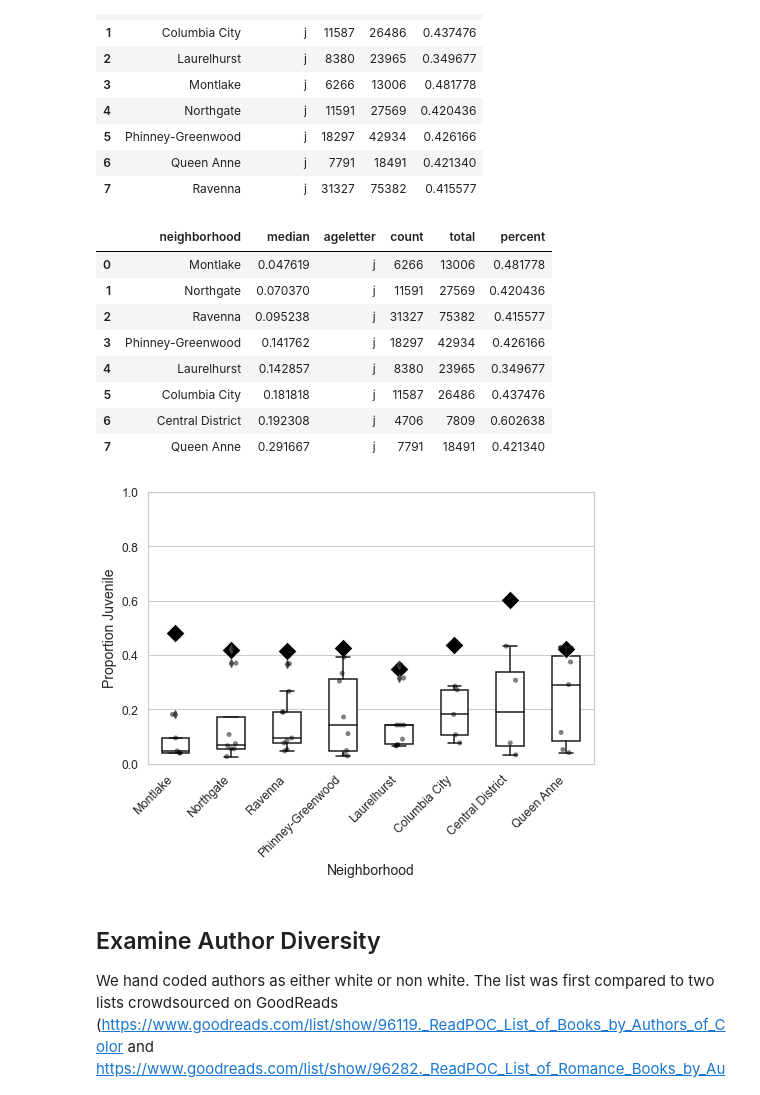
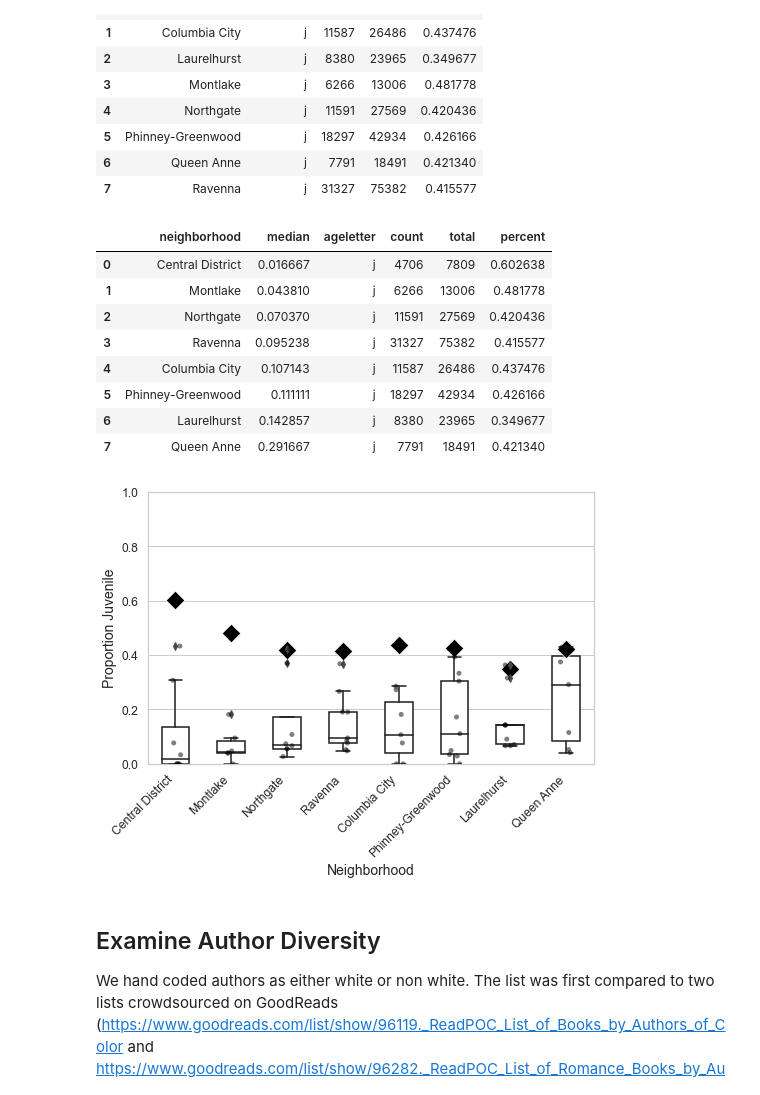
Before and after one commit to amckennafoster/seattle-littlefreelibrary, a Jupyter notebook: code/LFL-Analysis.ipynb, the cells around one changed output. Cells and saved outputs as stored; diff of their text form; code cells hidden in the pictures.

```diff
--- a/code/LFL-Analysis.ipynb
+++ b/code/LFL-Analysis.ipynb
@@ -305,14 +305,14 @@ Text(0, 0.5, 'number of books')
 #Groups count by Neighborhood, collection, and type (fiction or non fiction), calculate percent
 bksjuvenile = bks.groupby(['neighborhood','collection', 'age'])['count'].sum().reset_index()
 bksjuvenile['total'] = bksjuvenile.groupby('collection')['count'].transform('sum')
-bksjuvenile['percent'] = bksjuvenile['count']/bksjuvenile['total']
+bksjuvenile['juvpercent'] = bksjuvenile['count']/bksjuvenile['total']
 
-#bksjuvenile['age']=='Children'
-#Select fiction
-juv = bksjuvenile.loc[bksjuvenile['age']!='Adult'].copy() #adding the .copy() gets rid of the settingwithcopywarning
+#Some LFLs have only adult books. These need a zero percent value
+bksjuvenile.loc[bksjuvenile.juvpercent == 1, 'juvpercent'] = 0
+juv = bksjuvenile.drop(bksjuvenile[(bksjuvenile['age'] == 'Adult') & (bksjuvenile['juvpercent'] > 0)].index)
 
-#Sort and reindex so that the chart goes low to hight
-juv['median'] = juv.groupby('neighborhood')['percent'].transform('median')
+#Sort and reindex so that the chart goes low to high
+juv['median'] = juv.groupby('neighborhood')['juvpercent'].transform('median')
 juv = juv.sort_values(by=['median'], ascending=True).reset_index()
 # %%
 #Open SPL fiction dataframe from the Get-SPL-Book-Data-by-hood jupyter file
@@ -343,13 +339,13 @@ juvSPLsorted.sort_values(by=['median'], ascending=True)
 juvSPLsorted.head(8)
 # %% [output]
 |  | neighborhood | median | ageletter | count | total | percent |
-| 0 | Montlake | 0.047619 | j | 6266 | 13006 | 0.481778 |
-| 1 | Northgate | 0.070370 | j | 11591 | 27569 | 0.420436 |
-| 2 | Ravenna | 0.095238 | j | 31327 | 75382 | 0.415577 |
-| 3 | Phinney-Greenwood | 0.141762 | j | 18297 | 42934 | 0.426166 |
-| 4 | Laurelhurst | 0.142857 | j | 8380 | 23965 | 0.349677 |
-| 5 | Columbia City | 0.181818 | j | 11587 | 26486 | 0.437476 |
-| 6 | Central District | 0.192308 | j | 4706 | 7809 | 0.602638 |
+| 0 | Central District | 0.016667 | j | 4706 | 7809 | 0.602638 |
+| 1 | Montlake | 0.043810 | j | 6266 | 13006 | 0.481778 |
+| 2 | Northgate | 0.070370 | j | 11591 | 27569 | 0.420436 |
+| 3 | Ravenna | 0.095238 | j | 31327 | 75382 | 0.415577 |
+| 4 | Columbia City | 0.107143 | j | 11587 | 26486 | 0.437476 |
+| 5 | Phinney-Greenwood | 0.111111 | j | 18297 | 42934 | 0.426166 |
+| 6 | Laurelhurst | 0.142857 | j | 8380 | 23965 | 0.349677 |
 | 7 | Queen Anne | 0.291667 | j | 7791 | 18491 | 0.421340 |
 # %%
 #Make the chart.
@@ -357,41 +353,41 @@ juvSPLsorted.head(8)
 
 #Plots using Seaborn
 sns.set(style='whitegrid', palette="deep", font_scale=1.1, rc={"figure.figsize": [8, 5]})
-bplot = sns.boxplot(y='percent', x='neighborhood', data=juv,
+bplot = sns.boxplot(y='juvpercent', x='neighborhood', data=juv,
                  width=0.5)
 #                 palette="colorblind")
 
 #Remove default colors
 plt.setp(bplot.artists, edgecolor = 'k', facecolor='w')
 plt.setp(bplot.lines, color='k')
 
 # add stripplot to boxplot with Seaborn
-bplot=sns.stripplot(y='percent', x='neighborhood', data=juv,
+bplot=sns.stripplot(y='juvpercent', x='neighborhood', data=juv,
                    jitter=True,
                    marker='o',
                    alpha=0.5,
                    color='black')
 
 # SPL juvenile percentages
 bplot=sns.scatterplot(y='percent', x='neighborhood', data=juvSPLsorted, marker='D', color='#000000', s=175)
 
 
 #Set y axis label and scale
 
 bplot.set_ylabel("Proportion Juvenile",
                 fontsize=14)
 bplot.set_xlabel("Neighborhood",
                 fontsize=14)
 bplot.set(ylim=(0, 1))
 
 
 
 #rotate labels
 for item in bplot.get_xticklabels():
     item.set_rotation(45)
     item.set_ha('right') #This sets horizontal alignment
 # %% [output]
-[figure, old version]
+[figure, new version]
 # %% [markdown]
 ## Examine Author Diversity
 We hand coded authors as either white or non white.  The list was first compared to two lists crowdsourced on GoodReads (https://www.goodreads.com/list/show/96119._ReadPOC_List_of_Books_by_Authors_of_Color and https://www.goodreads.com/list/show/96282._ReadPOC_List_of_Romance_Books_by_Authors_of_Color).  Then all other names were checked through a google search.  Any author with information clearly stating they were a person of color or were from a country other than the US, Europe, Australia, and New Zealand, were counted as a person of color.
```
Also changed, not shown: parts of 8 cells of this notebook, 3 other files.
